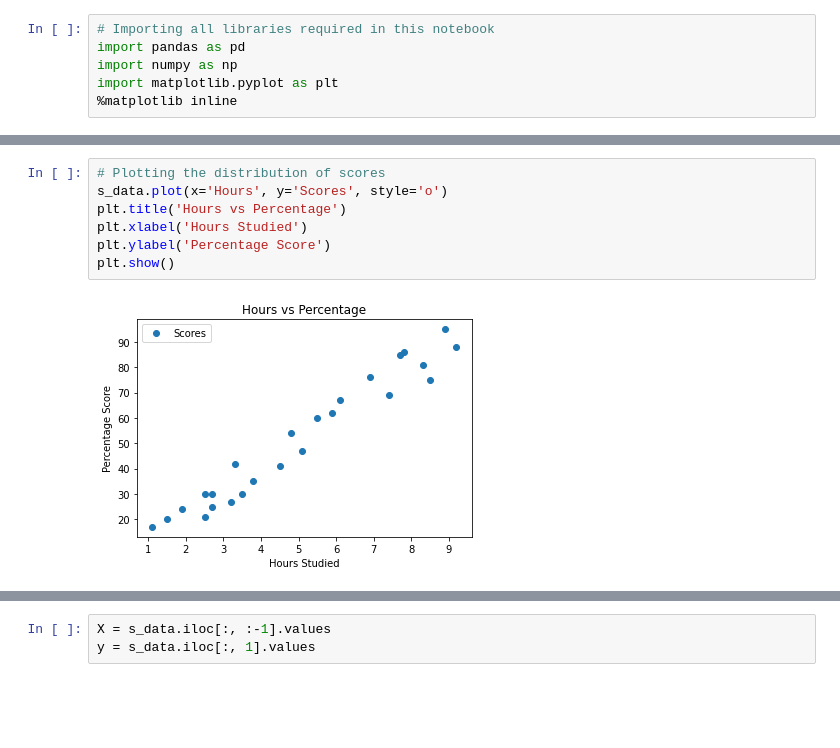
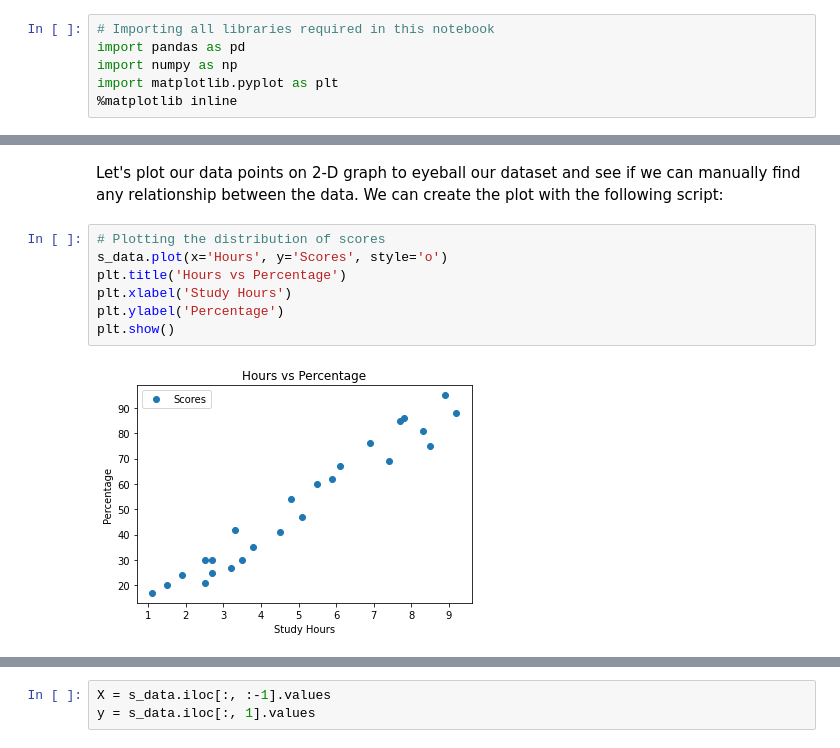
Before and after one commit to sj2902/SparksFoundation, a Jupyter notebook: sparks_Prediction_using_Supervised_ML.ipynb, the cells around one changed output, grey strips where cells are left out. Cells and saved outputs as stored; diff of their text form; blank space fills up the shorter version.

```diff
--- a/sparks_Prediction_using_Supervised_ML.ipynb
+++ b/sparks_Prediction_using_Supervised_ML.ipynb
@@ -29,9 +37,11 @@ Data imported successfully
+# %% [markdown]
+Let's plot our data points on 2-D graph to eyeball our dataset and see if we can manually find any relationship between the data. We can create the plot with the following script:
 # %%
 # Plotting the distribution of scores
 s_data.plot(x='Hours', y='Scores', style='o')
 plt.title('Hours vs Percentage')
-plt.xlabel('Hours Studied')
-plt.ylabel('Percentage Score')
+plt.xlabel('Study Hours')
+plt.ylabel('Percentage')
 plt.show()
 # %% [output]
-[figure, old version]
+[figure, new version]
```
Also changed, not shown: parts of 8 cells of this notebook.
